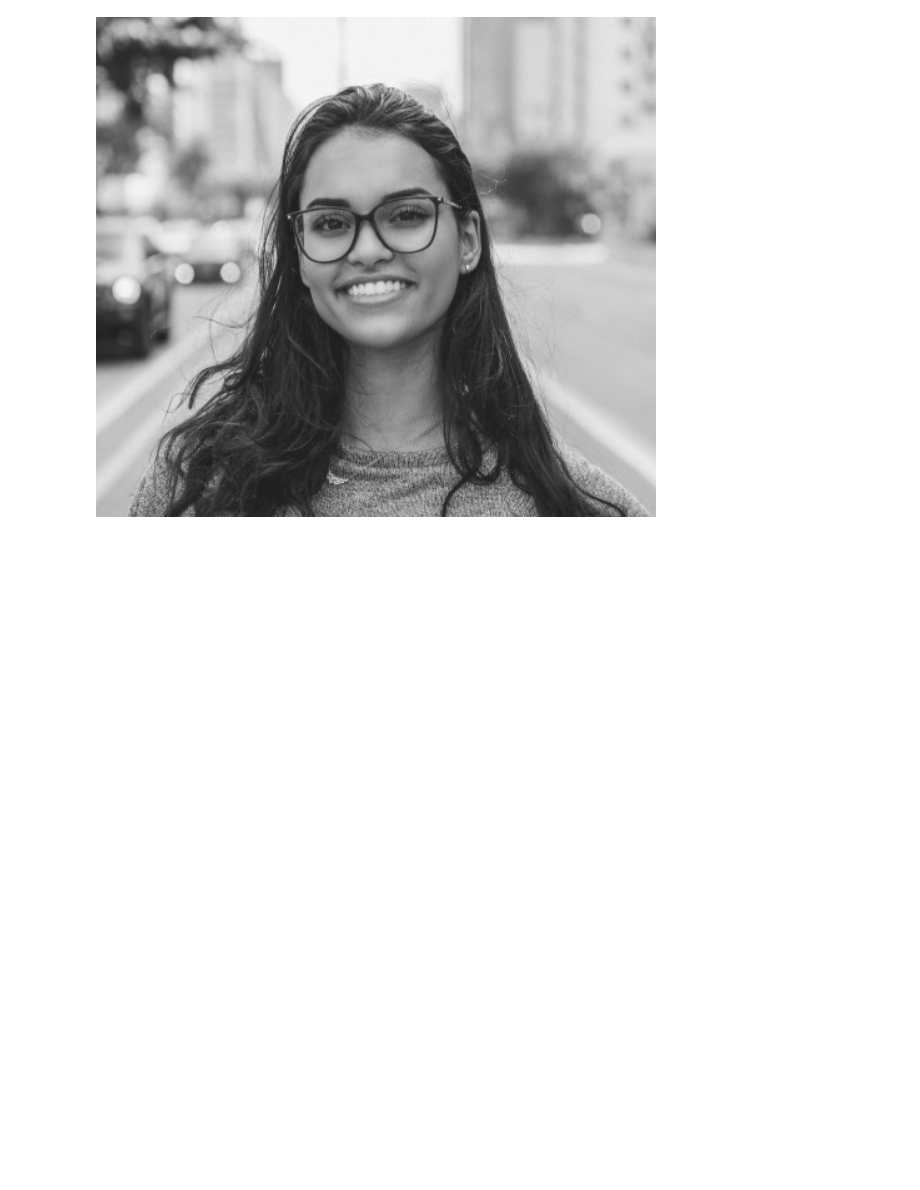
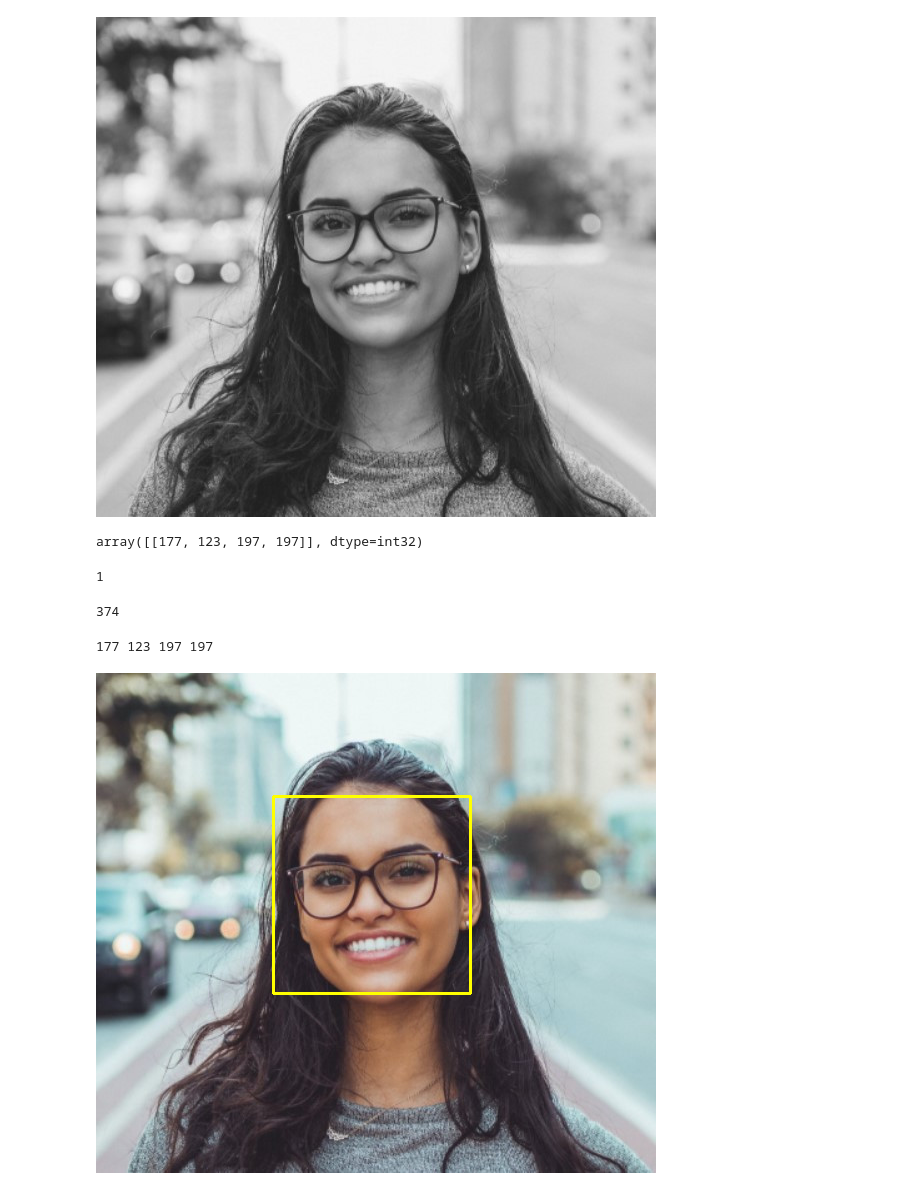
Before and after one commit to Barion-Sanchez/Deteccao-e-Reconhecimento-Facil-com-Python, a Jupyter notebook: Métodos_para_detecção_de_faces_IA.ipynb, the cells around one changed output. Cells and saved outputs as stored; diff of their text form; code cells hidden in the pictures; blank space fills up the shorter version.

Commit message:
Atualizando o código incluindo o bounding box na imagem

```diff
--- a/Métodos_para_detecção_de_faces_IA.ipynb
+++ b/Métodos_para_detecção_de_faces_IA.ipynb
@@ -39,3 +39,27 @@ imagem_cinza.shape #Mostrar quantidade de dados na imagem
 cv2_imshow(imagem_cinza)
 # %% [output]
 [figure]
+# %%
+detector_facial = cv2.CascadeClassifier('/content/haarcascade_frontalface_default.xml') #Código para o detector de face
+# %%
+deteccoes = detector_facial.detectMultiScale(imagem_cinza)
+# %%
+deteccoes #VIndicam o posicionamento da face na imagem - Eixo X, Y e dimensões da face
+# %% [output]
+array([[177, 123, 197, 197]], dtype=int32)
+# %%
+len(deteccoes) #Mostra quantas faces foram detectadas
+# %% [output]
+1
+# %%
+177 + 197
+# %% [output]
+374
+# %%
+for (x, y, w, h) in deteccoes:
+  print(x, y, w, h)
+  cv2.rectangle(imagem, (x, y), (x + w, y + h), (0, 255, 255), 2)
+cv2_imshow(imagem)
+# %% [output]
+177 123 197 197
+[figure, added]
```
